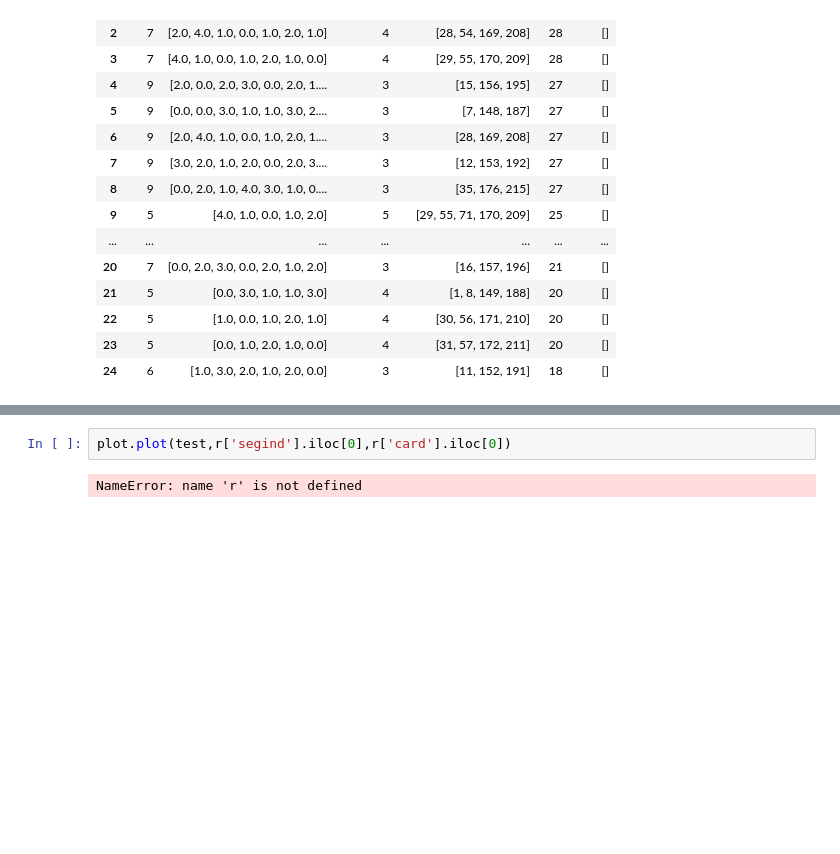
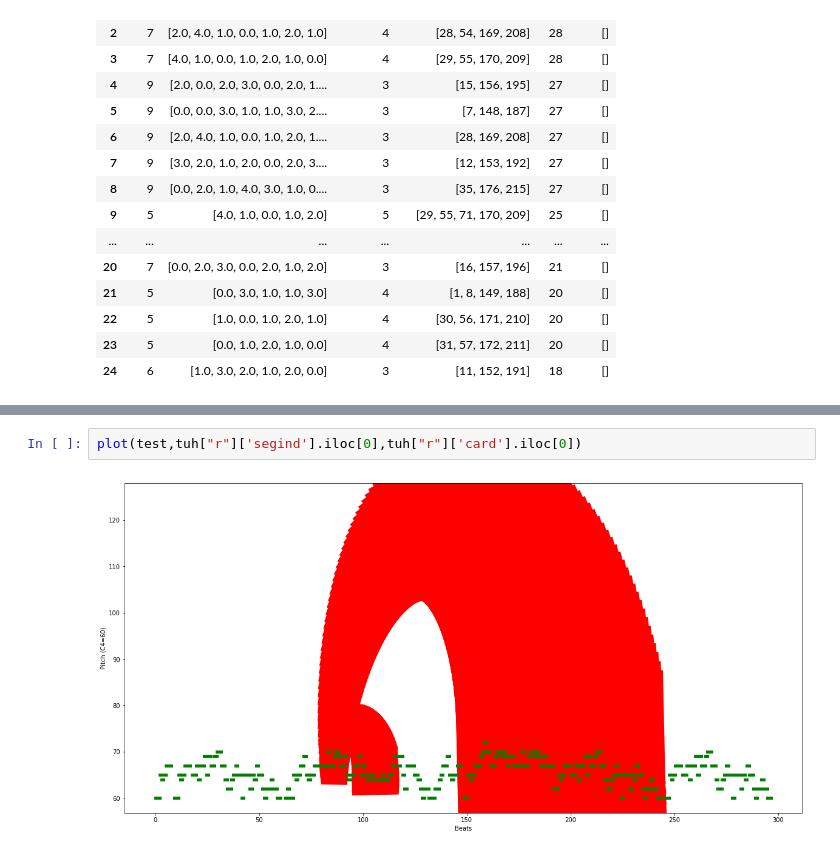
Before and after one commit to carterenyi/atavizm, a Jupyter notebook: Arc/searchAndRank_dev.ipynb, the cells around one changed output, grey strips where cells are left out. Drawn from its saved outputs; the diff is of its cells as text; blank space fills up the shorter version.

```diff
--- a/Arc/searchAndRank_dev.ipynb
+++ b/Arc/searchAndRank_dev.ipynb
@@ -158,4 +251,4 @@ FILE
 # %%
-plot.plot(test,r['segind'].iloc[0],r['card'].iloc[0])
+plot(test,tuh["r"]['segind'].iloc[0],tuh["r"]['card'].iloc[0])
 # %% [output]
-NameError: name 'r' is not defined
+[figure, added]
```
Also changed, not shown: parts of 3 cells of this notebook.
